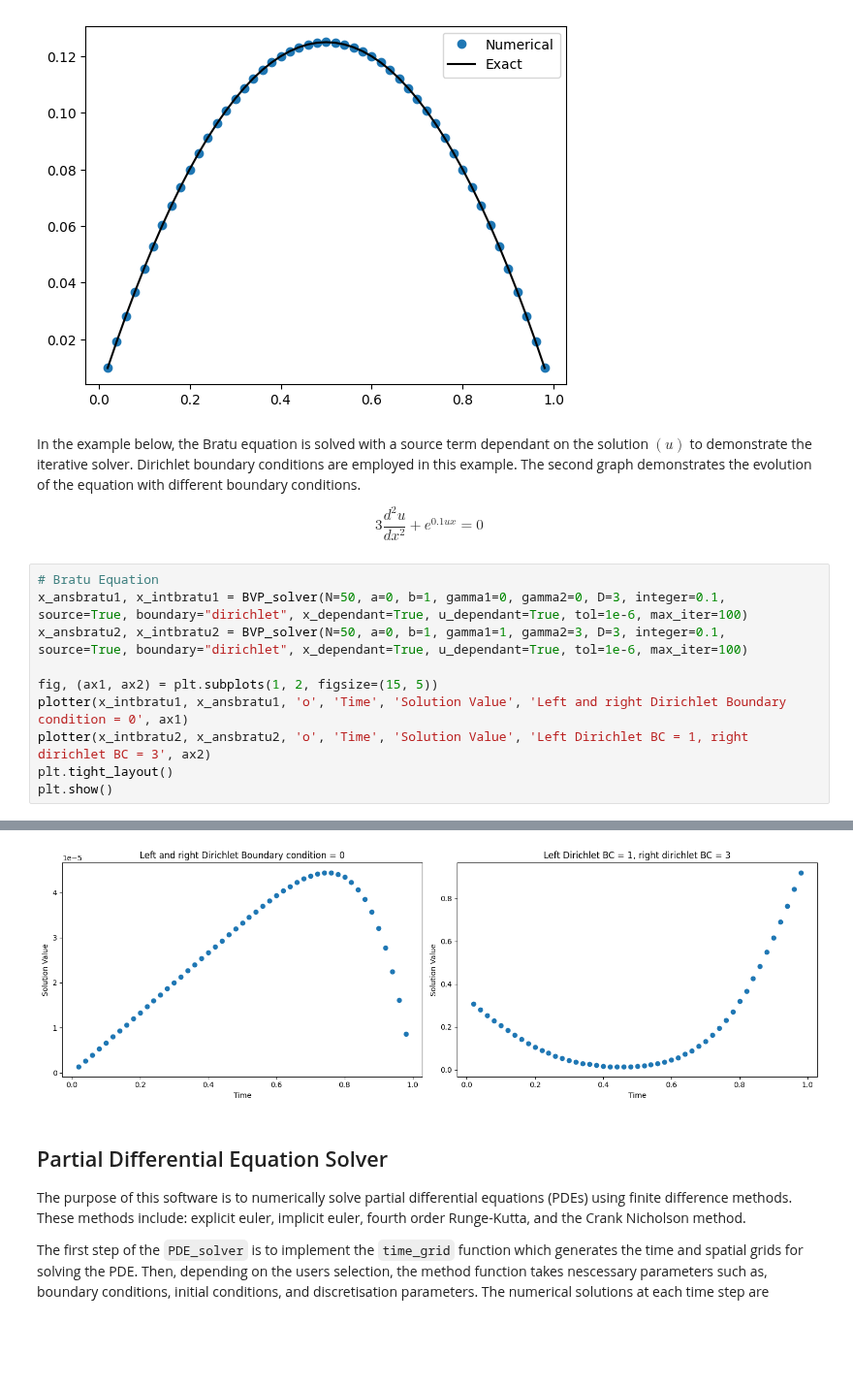
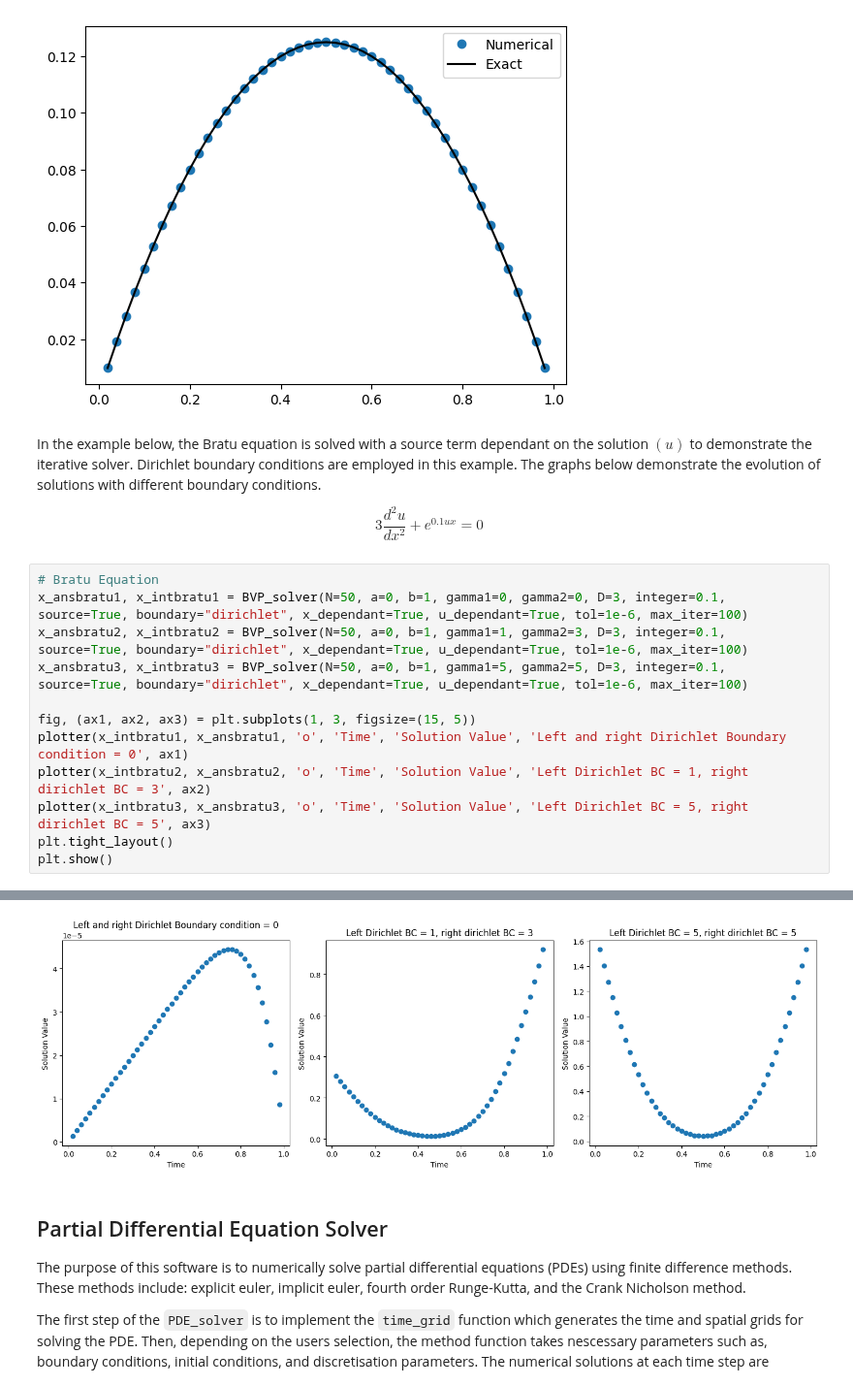
Before and after one commit to JS195/EMAT30008, a Jupyter notebook: Project_report.ipynb, the cells around one changed output, grey strips where cells are left out. Shown at 97% size. Drawn from its saved outputs; the diff is of its cells as text; blank space fills up the shorter version.

```diff
--- a/Project_report.ipynb
+++ b/Project_report.ipynb
@@ -181,7 +179,7 @@ plt.show()
 # %% [output]
 [figure]
 # %% [markdown]
-In the example below, the Bratu equation is solved with a source term dependant on the solution $(u)$ to demonstrate the iterative solver. Dirichlet boundary conditions are employed in this example. The second graph demonstrates the evolution of the equation with different boundary conditions.
+In the example below, the Bratu equation is solved with a source term dependant on the solution $(u)$ to demonstrate the iterative solver. Dirichlet boundary conditions are employed in this example. The graphs below demonstrate the evolution of solutions with different boundary conditions.
 
 \begin{equation}
 3 \frac{d^2u}{dx^2} + e^{0.1 u x} = 0
@@ -190,10 +188,12 @@ In the example below, the Bratu equation is solved with a source term dependant
 # Bratu Equation
 x_ansbratu1, x_intbratu1 = BVP_solver(N=50, a=0, b=1, gamma1=0, gamma2=0, D=3, integer=0.1, source=True, boundary="dirichlet", x_dependant=True, u_dependant=True, tol=1e-6, max_iter=100)
 x_ansbratu2, x_intbratu2 = BVP_solver(N=50, a=0, b=1, gamma1=1, gamma2=3, D=3, integer=0.1, source=True, boundary="dirichlet", x_dependant=True, u_dependant=True, tol=1e-6, max_iter=100)
+x_ansbratu3, x_intbratu3 = BVP_solver(N=50, a=0, b=1, gamma1=5, gamma2=5, D=3, integer=0.1, source=True, boundary="dirichlet", x_dependant=True, u_dependant=True, tol=1e-6, max_iter=100)
 
-fig, (ax1, ax2) = plt.subplots(1, 2, figsize=(15, 5))
+fig, (ax1, ax2, ax3) = plt.subplots(1, 3, figsize=(15, 5))
 plotter(x_intbratu1, x_ansbratu1, 'o', 'Time', 'Solution Value', 'Left and right Dirichlet Boundary condition = 0', ax1)
 plotter(x_intbratu2, x_ansbratu2, 'o', 'Time', 'Solution Value', 'Left Dirichlet BC = 1, right dirichlet BC = 3', ax2)
+plotter(x_intbratu3, x_ansbratu3, 'o', 'Time', 'Solution Value', 'Left Dirichlet BC = 5, right dirichlet BC = 5', ax3)
 plt.tight_layout()
 plt.show()
 # %% [output]
@@ -202,4 +203,4 @@ Warning: Maximum number of iterations reached. Solution may not have converged.
-[figure, old version]
+[figure, new version]
 # %% [markdown]
 Partial Differential Equation Solver
 ------------------------------
```
Also changed, not shown: parts of 7 cells of this notebook, 4 other files.
